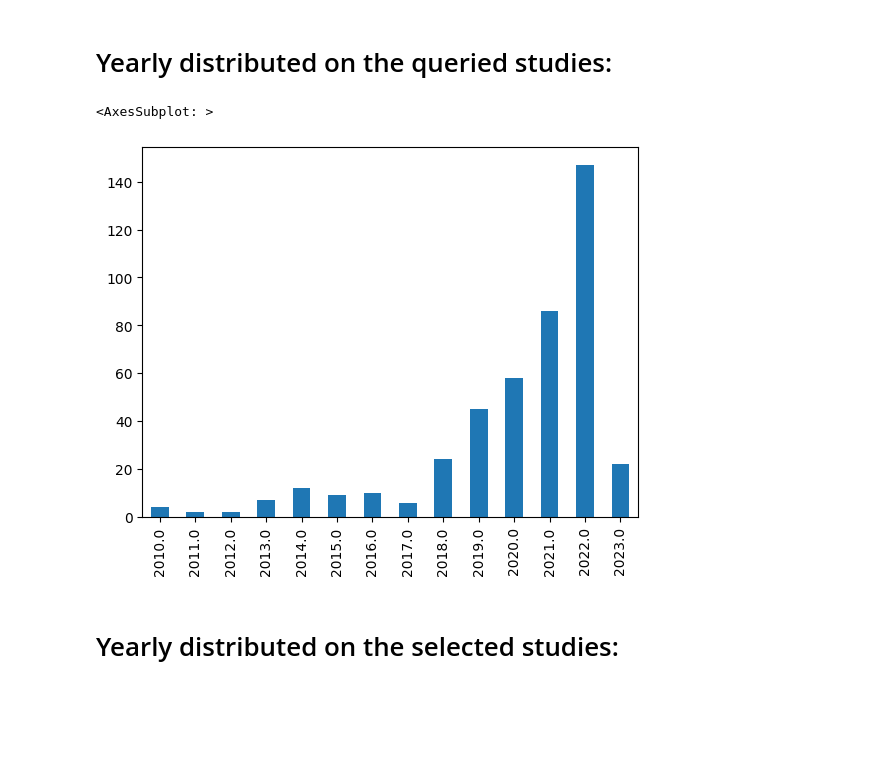
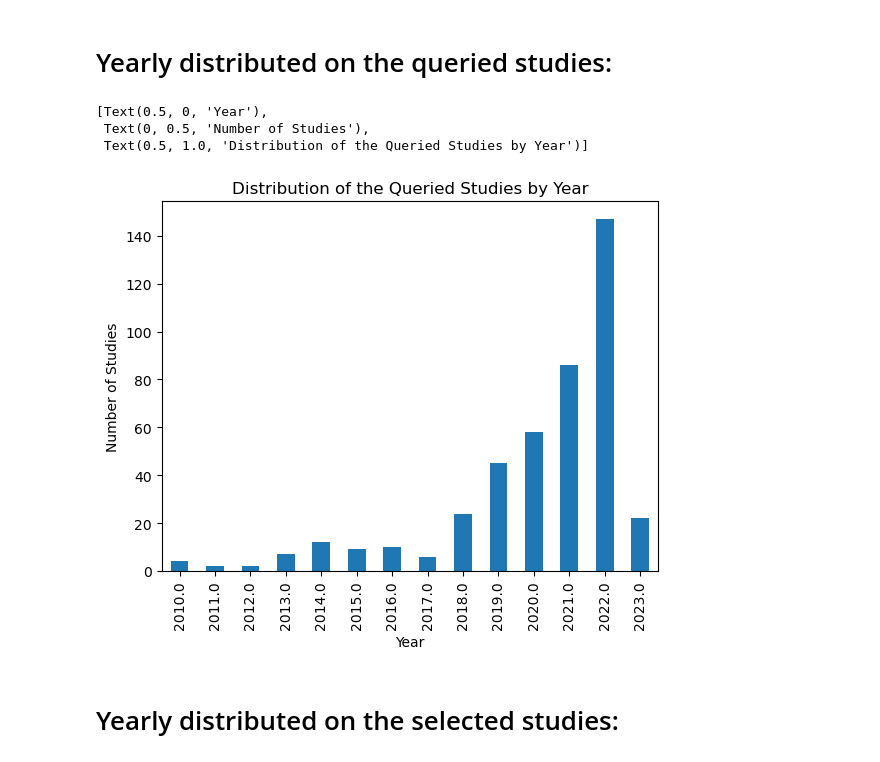
Before and after one commit to mesfinassres/Research, a Jupyter notebook: data-analysis.ipynb, the cells around one changed output. Cells and saved outputs as stored; diff of their text form; code cells hidden in the pictures; blank space fills up the shorter version.

Commit message:
Labeling added into bar charts

```diff
--- a/data-analysis.ipynb
+++ b/data-analysis.ipynb
@@ -26,10 +26,13 @@ Shape of the selected primary studies:  (41, 133)
 3 rows × 133 columns
 # %% [markdown]
 # Yearly distributed on the queried studies:
-# %%
-df['Pub. Year'].value_counts().sort_index().plot.bar()
-# %% [output]
-<AxesSubplot: >
-[figure, removed]
+# %%
+ax = df['Pub. Year'].value_counts().sort_index().plot.bar()
+ax.set(xlabel='Year', ylabel='Number of Studies', title='Distribution of the Queried Studies by Year')
+# %% [output]
+[Text(0.5, 0, 'Year'),
+ Text(0, 0.5, 'Number of Studies'),
+ Text(0.5, 1.0, 'Distribution of the Queried Studies by Year')]
+[figure, added]
 # %% [markdown]
 # Yearly distributed on the selected studies:
```
Also changed, not shown: parts of 4 cells of this notebook.
